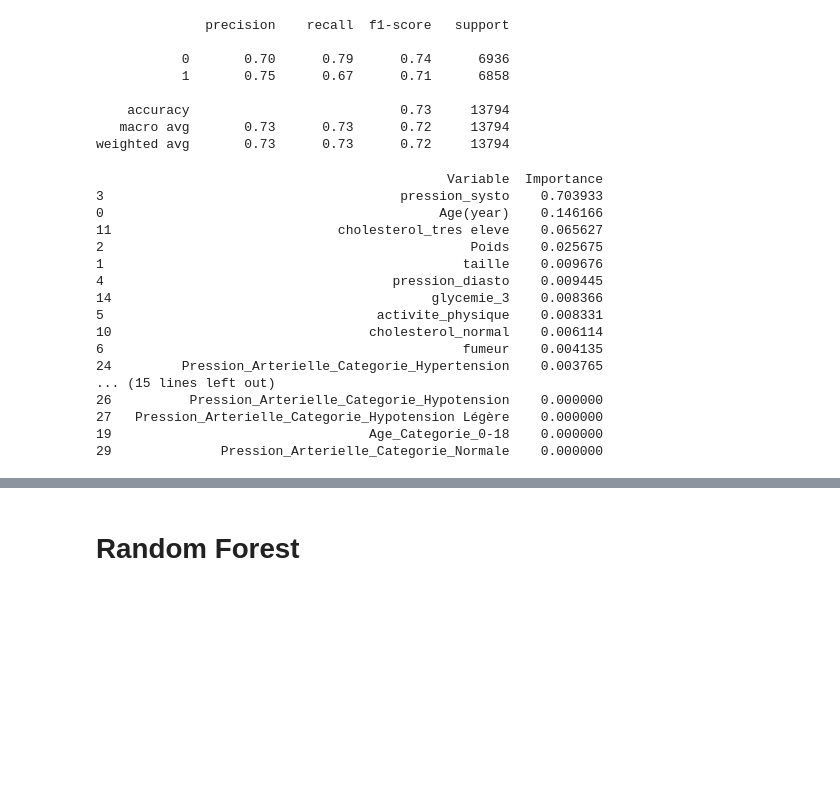
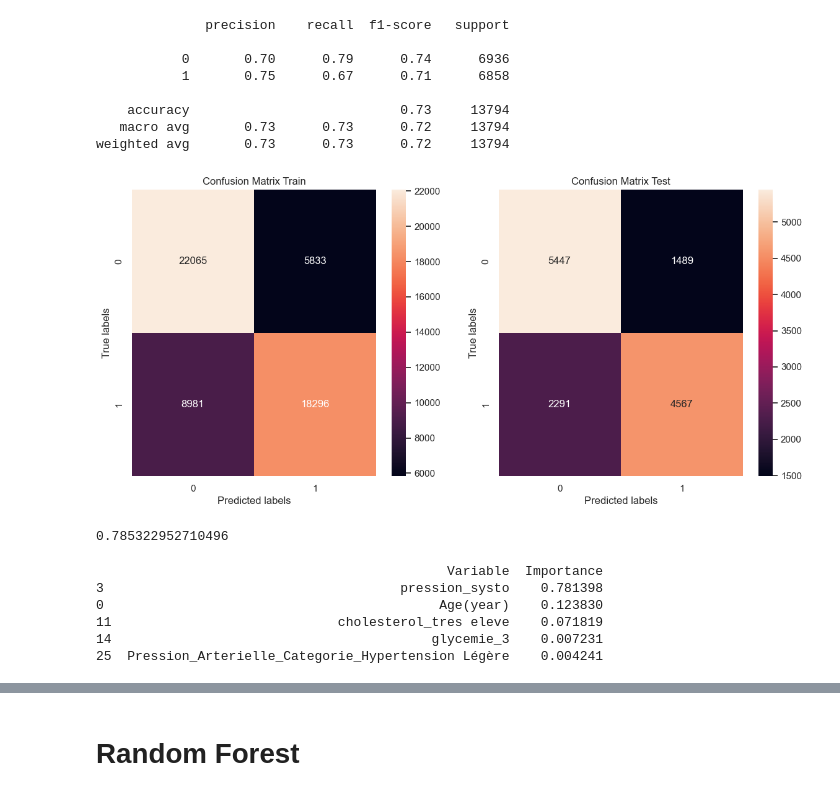
Before and after one commit to alaincrenner/heart_attack, a Jupyter notebook: MaladieCardiaque_SVM.ipynb, the cells around one changed output, grey strips where cells are left out. Drawn from its saved outputs; the diff is of its cells as text; code cells hidden in the pictures; blank space fills up the shorter version.

```diff
--- a/MaladieCardiaque_SVM.ipynb
+++ b/MaladieCardiaque_SVM.ipynb
@@ -875,7 +930,8 @@ display(cm_tree21)
 | All | 7738 | 6056 | 13794 |
 # %%
 print(classification_report(y_true=y_test, y_pred=y_pred_tree21   ))
-conf_matrix1 = confusion_matrix(y_true=y_test, y_pred=y_pred_tree21)
+conf_matrix2 = confusion_matrix(y_true=y_test, y_pred=y_pred_tree21)
+conf_matrix3 = confusion_matrix(y_true=y_train, y_pred=y_pred_tree2)
 # %% [output]
               precision    recall  f1-score   support
 
@@ -885,32 +941,46 @@ conf_matrix1 = confusion_matrix(y_true=y_test, y_pred=y_pred_tree21)
     accuracy                           0.73     13794
    macro avg       0.73      0.73      0.72     13794
 weighted avg       0.73      0.73      0.72     13794
+# %%
+plt.figure(figsize=(14, 6))
+plt.subplot(121)
+sns.heatmap(conf_matrix3, annot=True, fmt='g')
+plt.xlabel('Predicted labels')
+plt.ylabel('True labels')
+plt.title('Confusion Matrix Train')
+plt.subplot(122)
+sns.heatmap(conf_matrix2, annot=True, fmt='g')
+plt.xlabel('Predicted labels')
+plt.ylabel('True labels')
+plt.title('Confusion Matrix Test')
+plt.show()
+# %% [output]
+[figure, added]
+# %%
+TN =conf_matrix2[0][0]
+FP = conf_matrix2[0][1]
+FN =conf_matrix2[1][0]
+TP = conf_matrix2[1][1]
+
+score = TN/(TN+FP)
+display(score)
+# %% [output]
+0.785322952710496
 # %%
-importances = model_tree.feature_importances_
+importances = model_tree2.feature_importances_
 
 # Créer un DataFrame pour afficher les variables et leurs importances
 feature_importance_df = pd.DataFrame({'Variable': x_train.columns, 'Importance': importances})
 
 # Trier le DataFrame par ordre décroissant d'importance
-feature_importance_df = feature_importance_df.sort_values(by='Importance', ascending=False)
+feature_importance_df = feature_importance_df.sort_values(by='Importance', ascending=False).head(5)
 
 # Afficher le DataFrame avec les importances
 print(feature_importance_df)
 # %% [output]
                                              Variable  Importance
-3                                      pression_systo    0.703933
-0                                           Age(year)    0.146166
-11                             cholesterol_tres eleve    0.065627
-2                                               Poids    0.025675
-1                                              taille    0.009676
-4                                     pression_diasto    0.009445
-14                                         glycemie_3    0.008366
-5                                   activite_physique    0.008331
-10                                 cholesterol_normal    0.006114
-6                                              fumeur    0.004135
-24         Pression_Arterielle_Categorie_Hypertension    0.003765
-... (15 lines left out)
-26          Pression_Arterielle_Categorie_Hypotension    0.000000
-27   Pression_Arterielle_Categorie_Hypotension Légère    0.000000
-19                                 Age_Categorie_0-18    0.000000
-29              Pression_Arterielle_Categorie_Normale    0.000000
+3                                      pression_systo    0.781398
+0                                           Age(year)    0.123830
+11                             cholesterol_tres eleve    0.071819
+14                                         glycemie_3    0.007231
+25  Pression_Arterielle_Categorie_Hypertension Légère    0.004241
```
Also changed, not shown: parts of 15 cells of this notebook.
